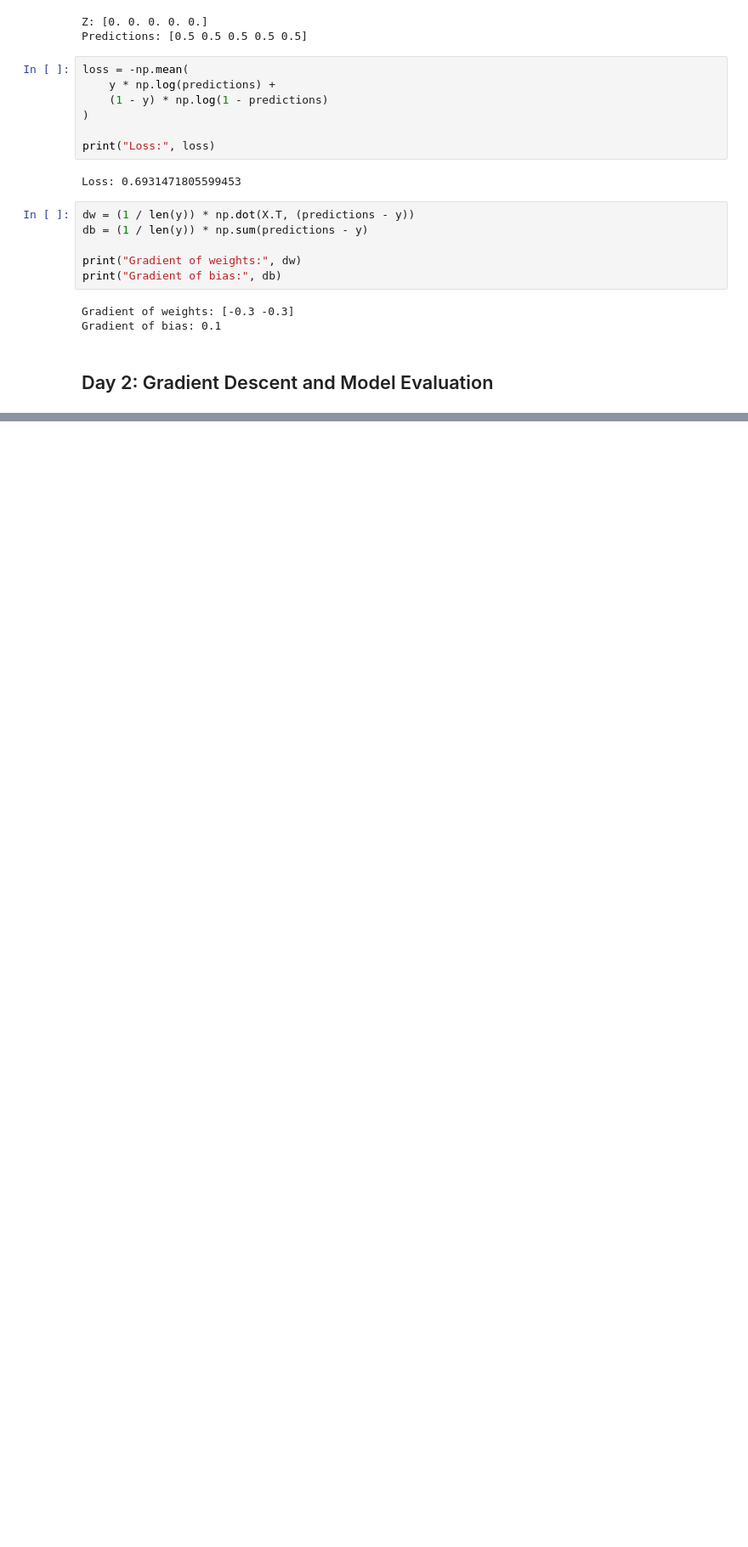
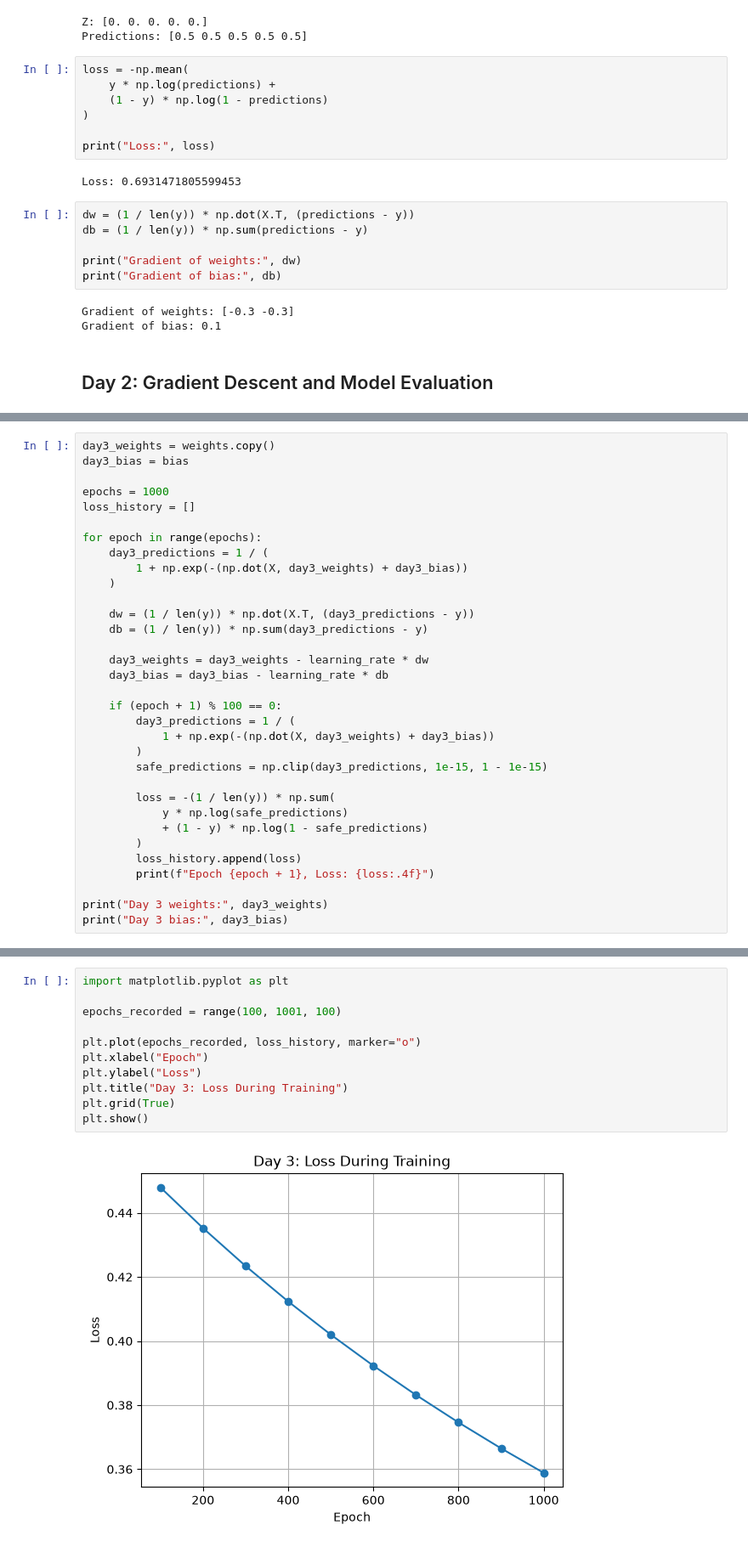
Before and after one commit to abhishkalsi/ai-ml-learning-journey, a Jupyter notebook: Day-01/logistic_regression_from_scratch.ipynb, the cells around one changed output, grey strips where cells are left out. Shown at 85% size. Drawn from its saved outputs; the diff is of its cells as text; blank space fills up the shorter version.

```diff
--- a/Day-01/logistic_regression_from_scratch.ipynb
+++ b/Day-01/logistic_regression_from_scratch.ipynb
@@ -251,0 +254,33 @@ Predicted Classes:    [0 0 0 1 1]
+# %%
+day3_weights = weights.copy()
+day3_bias = bias
+
+epochs = 1000
+loss_history = []
+
+for epoch in range(epochs):
+    day3_predictions = 1 / (
+        1 + np.exp(-(np.dot(X, day3_weights) + day3_bias))
+    )
+
+    dw = (1 / len(y)) * np.dot(X.T, (day3_predictions - y))
+    db = (1 / len(y)) * np.sum(day3_predictions - y)
+
+    day3_weights = day3_weights - learning_rate * dw
+    day3_bias = day3_bias - learning_rate * db
+
+    if (epoch + 1) % 100 == 0:
+        day3_predictions = 1 / (
+            1 + np.exp(-(np.dot(X, day3_weights) + day3_bias))
+        )
+        safe_predictions = np.clip(day3_predictions, 1e-15, 1 - 1e-15)
+
+        loss = -(1 / len(y)) * np.sum(
+            y * np.log(safe_predictions)
+            + (1 - y) * np.log(1 - safe_predictions)
+        )
+        loss_history.append(loss)
+        print(f"Epoch {epoch + 1}, Loss: {loss:.4f}")
+
+print("Day 3 weights:", day3_weights)
+print("Day 3 bias:", day3_bias)
@@ -251,0 +330,13 @@ Predicted Classes:    [0 0 0 1 1]
+# %%
+import matplotlib.pyplot as plt
+
+epochs_recorded = range(100, 1001, 100)
+
+plt.plot(epochs_recorded, loss_history, marker="o")
+plt.xlabel("Epoch")
+plt.ylabel("Loss")
+plt.title("Day 3: Loss During Training")
+plt.grid(True)
+plt.show()
+# %% [output]
+[figure, added]
```
Also changed, not shown: parts of 26 cells of this notebook.
